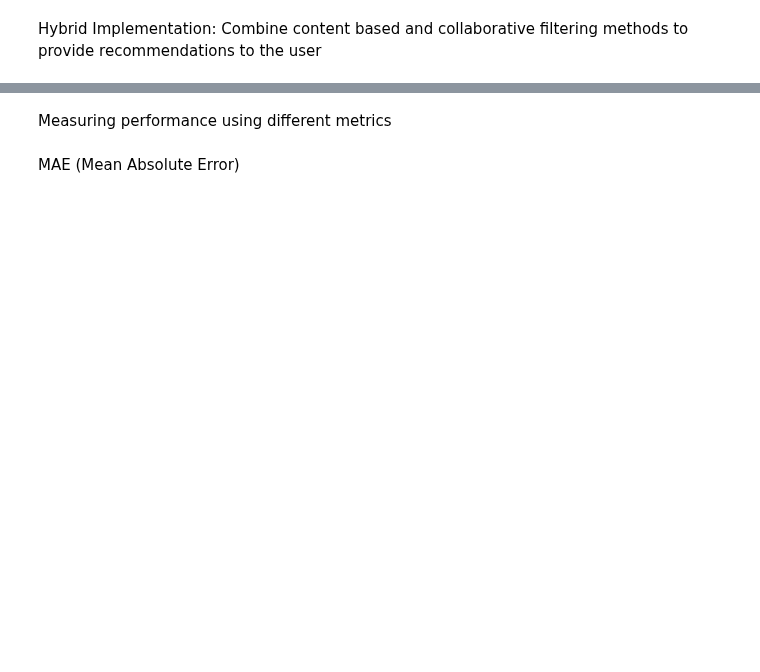
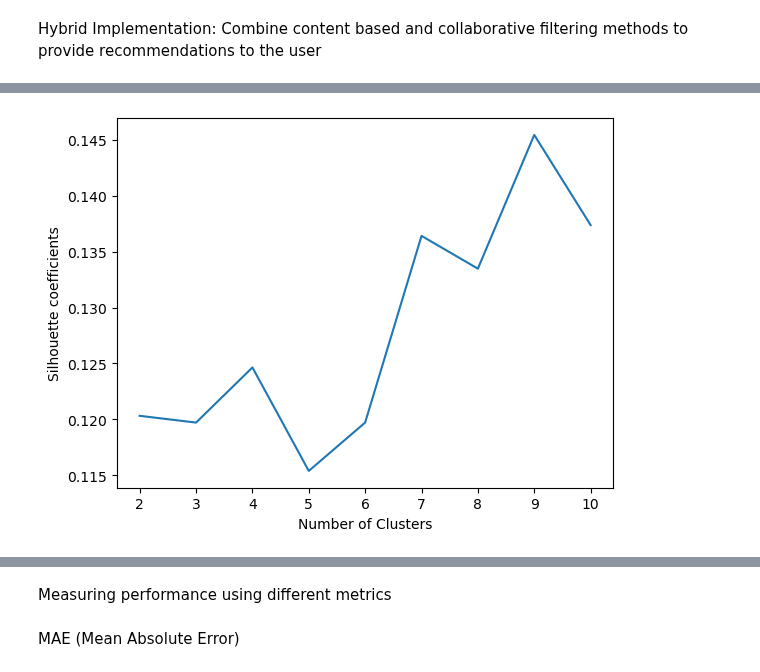
Before and after one commit to Haaris-Syed/AnimeRecommender, a Jupyter notebook: AnimeDataset-Preprocessing.ipynb, the cells around one changed output, grey strips where cells are left out. Drawn from its saved outputs; the diff is of its cells as text; code cells hidden in the pictures; blank space fills up the shorter version.

```diff
--- a/AnimeDataset-Preprocessing.ipynb
+++ b/AnimeDataset-Preprocessing.ipynb
@@ -518,0 +591,8 @@ combined_recommendations('Shingeki no Kyojin')
+# %%
+plt.plot(range(2, 11), silhouette_coefficients)
+plt.xticks(range(2, 11))
+plt.xlabel("Number of Clusters")
+plt.ylabel("Silhouette coefficients")
+plt.show()
+# %% [output]
+[figure, added]
```
Also changed, not shown: parts of 35 cells of this notebook.
